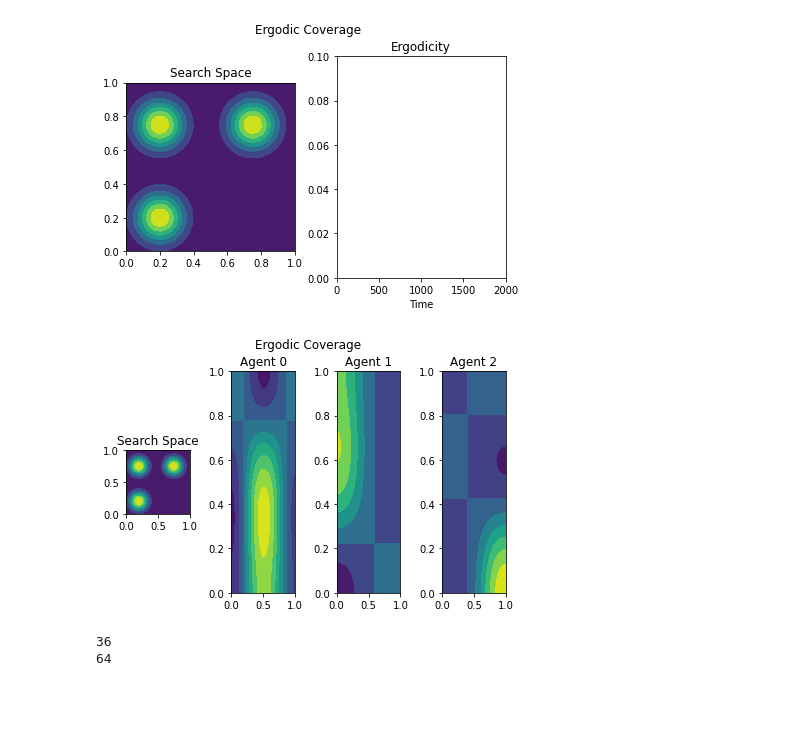
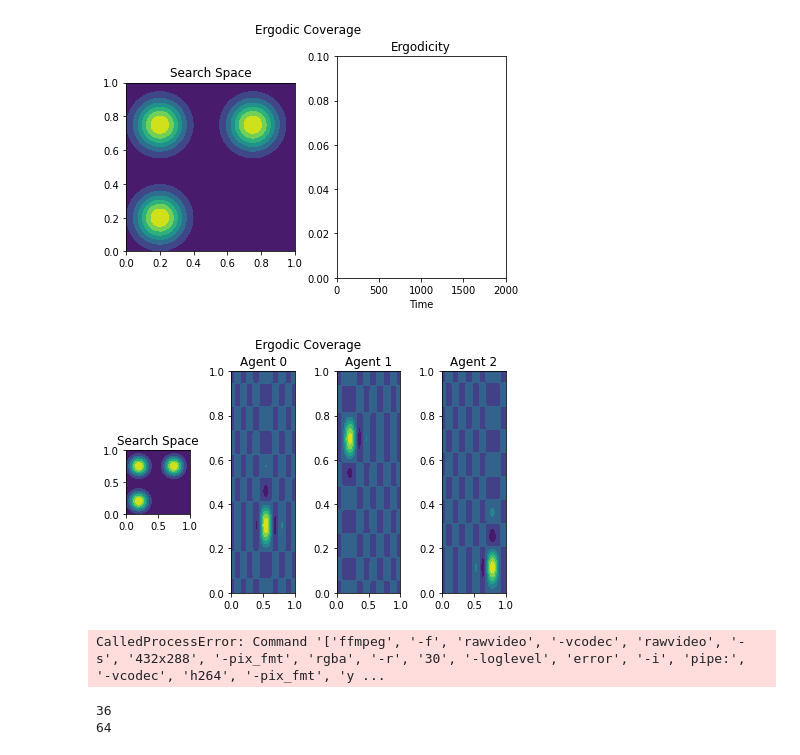
Before and after one commit to enkokoro/ergodic, a Jupyter notebook: ergodic_research.ipynb, the cells around one changed output. Cells and saved outputs as stored; diff of their text form; code cells hidden in the pictures; blank space fills up the shorter version.

```diff
--- a/ergodic_research.ipynb
+++ b/ergodic_research.ipynb
@@ -64,6 +63,6 @@ def get_functions(U_shape, mu_dist, K, N):
 # %%
 class Agent:
-    def __init__(self, index, N, position, U_shape, umax, k_bands, eps=1e-5):
+    def __init__(self, index, N, position, U_shape, umax, k_bands, eps=1e-5, mm_order=1):
         """
         index : number identifier, used in adjacency matrix
         position : initial position, dim n
@@ -72,10 +71,13 @@ class Agent:
         umax : max control
         k_bands : the bands it listens to
         eps : boundary distances
+        mm_order : 1 for first order (default), 2 for second order
         """
         self.index = index # identifier
         self.x_log = [position] # position log
-        self.u_log = [] # control log
+        self.v_log = [torch.zeros(len(U_shape))] # velocity log
+        self.u_log = [torch.zeros(len(U_shape))] # control log
+
         self.U_shape = U_shape
         self.n = len(U_shape)
         self.totalNum = N   # total number of agents
@@ -86,6 +88,8 @@ class Agent:
         self.e_log = [e_init] # ergodicity log
 
         self.umax = umax
+        self.c = 0.002 # weighting for second order dynamics
+        self.mm_order = mm_order
         self.k_bands = k_bands
         self.eps = eps
 
@@ -113,6 +117,9 @@ class Agent:
             grad_f_k = grad_fourier[k]
             B += lambd[k]*S_k*grad_f_k(self.x_log[-1])
 
+        if self.mm_order == 2:
+            B = self.c*self.v_log[-1] + B
+
         if (torch.norm(B) < self.eps
             or (self.x_log[-1] < self.eps).any()
             or (torch.tensor(self.U_shape) - self.x_log[-1] < self.eps).any()):
@@ -132,8 +139,17 @@ class Agent:
                 B = -1 * (U_center - self.x_log[-1])
         " Control "
         u = -self.umax * B / torch.norm(B)
+
+        if self.mm_order == 1:
+            x_new = self.x_log[-1] + u*delta_t
+            v_new = u
+        elif self.mm_order == 2:
+            x_new = self.x_log[-1] + self.v_log[-1]*delta_t + u*(delta_t**2)/2
+            v_new = self.v_log[-1] + u*delta_t
+
         self.u_log.append(u)
-        self.x_log.append(self.x_log[-1] + u*delta_t)
+        self.v_log.append(v_new)
+        self.x_log.append(x_new)
 
         """ Calculate c_k"""
         for k in self.k_bands:
@@ -185,9 +201,9 @@ n = len(U_shape)
 mu_dist=p1
 N=len(x)
 delta_t=0.01
-K=3#10
+K=10
 u_max=0.5
-filename="mm_ergodic_dec_A=P"
+filename="mm_ergodic_order2"
 num_iter= 2000
 O = torch.ones(3, 3) # A = 1 full communication
 I = torch.diag(torch.ones(3)) # A = Id isolation
@@ -214,4 +230,4 @@ for k in np.ndindex(*[K]*n):
     mu[k] = get_mu_k(mu_dist, fourier[k], U_shape)
 
 # index, position, total num, U_shape, umax, k_bands, eps=1e-5)
-agents = [Agent(i, N, x[i], U_shape, u_max, list(np.ndindex(*[K]*n))) for i in range(N)]
+agents = [Agent(i, N, x[i], U_shape, u_max, list(np.ndindex(*[K]*n)), mm_order=2) for i in range(N)]
@@ -228,6 +234,6 @@ agents = [Agent(i, N, x[i], U_shape, u_max, list(np.ndindex(*[K]*n))) for i in r
 # %%
 
-agents = [Agent(i, N, x[i], U_shape, u_max, list(np.ndindex(*[K]*n))) for i in range(N)]
+# agents = [Agent(i, N, x[i], U_shape, u_max, list(np.ndindex(*[K]*n))) for i in range(N)]
 # %%
 overall_e_log = []
 for i in range(0, num_iter):
@@ -367,7 +355,7 @@ if filename is not None:
 [figure]
 # %%
 """ Animate c_k """
-frames = len(overall_e_log)
+frames = 500# len(overall_e_log)
 
 fig, (ax0, *ax) = plt.subplots(1, N+1)
 fig.suptitle('Ergodic Coverage')
@@ -398,34 +386,35 @@ def animate2d_init():
     return (*pos_lns, *c_k_collections)
 
 
 def animate2d_from_logs_update(frame):
     for i in range(N):
         pos_data[i][0].append(agents[i].x_log[frame][0])
         pos_data[i][1].append(agents[i].x_log[frame][1])
         pos_lns[i].set_data(pos_data[i][0], pos_data[i][1])
 
         for tp in c_k_lns[i].collections:
             tp.remove()
         f_c_k = lambda x: sum([agents[i].c_k_log[frame][k]*fourier[k](torch.tensor(x)) for k in agents[i].k_bands])
         c_k_lns[i] = ax[i].contourf(X, Y, np.array(list(map(f_c_k, _s))).reshape(X.shape))
         c_k_collections = [c_k_ln.collections for c_k_ln in c_k_lns]
     return (*pos_lns, *c_k_collections)
 
 
 update = animate2d_from_logs_update
 # frames = len(overall_e_log)
 
 
 FFwriter = animation.writers['ffmpeg']
 writer = FFwriter(fps=30, metadata=dict(artist='Me'), bitrate=1800)
 anime = animation.FuncAnimation(fig, animate2d_from_logs_update, init_func=animate2d_init,
                             frames=frames, interval=20, blit=False)
 
 plt.show()
 if filename is not None:
     anime.save(filename+"c_k_recon.mp4", writer=writer)
 # %% [output]
-[figure, old version]
+[figure, new version]
+CalledProcessError: Command '['ffmpeg', '-f', 'rawvideo', '-vcodec', 'rawvideo', '-s', '432x288', '-pix_fmt', 'rgba', '-r', '30', '-loglevel', 'error', '-i', 'pipe:', '-vcodec', 'h264', '-pix_fmt', 'y ...
 # %%
 # Spectral Decomposition
 # K = 10
```
Also changed, not shown: parts of 3 cells of this notebook, 7 other files.
